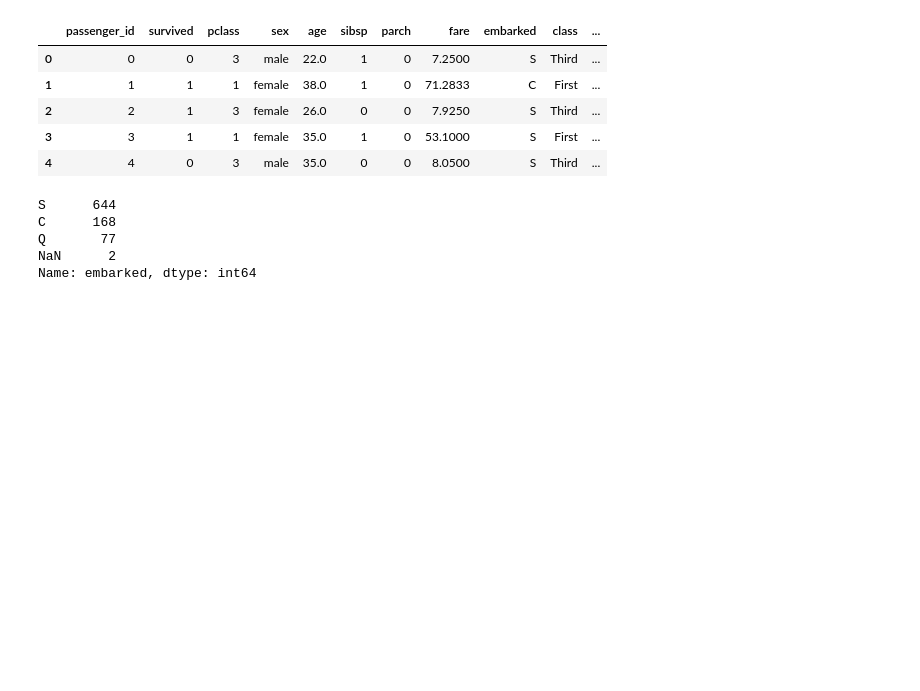
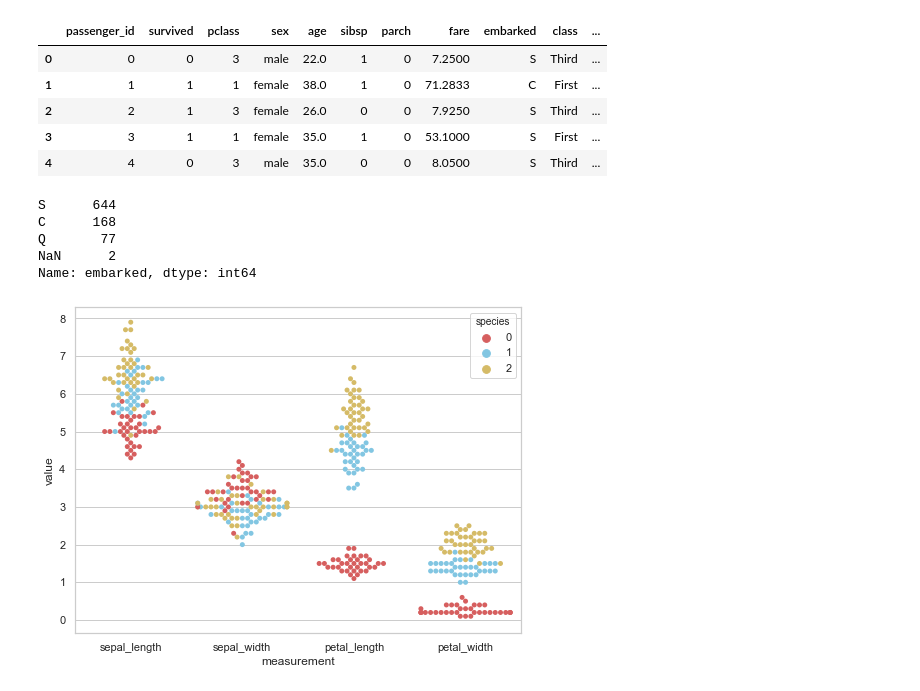
Before and after one commit to samlcallahan/ds-methodologies-exercises, a Jupyter notebook: classification/classification_exercises.ipynb, the cells around one changed output. Saved outputs shown, nothing was run; the diff lists cells and outputs as text; code cells hidden in the pictures; blank space fills up the shorter version.

```diff
--- a/classification/classification_exercises.ipynb
+++ b/classification/classification_exercises.ipynb
@@ -144,0 +148,2 @@ titanic[['fare', 'age']] = scaler.fit_transform(titanic[['fare', 'age']])
+# %%
+iris, iris_encoder = prepare.prep_iris(acquire.get_iris_data())
@@ -144,0 +152,20 @@ titanic[['fare', 'age']] = scaler.fit_transform(titanic[['fare', 'age']])
+# %%
+seed = 43
+iris_train, iris_test = train_test_split(iris, train_size=.7, random_state=seed)
+# %%
+import seaborn as sns
+import pandas as pd
+sns.set(style="whitegrid", palette="muted")
+# %%
+iris_melt = pd.melt(iris_train, 'species', var_name='measurement')
+# %%
+import matplotlib.pyplot as plt
+
+plt.figure(figsize=(8,6))
+
+p = sns.swarmplot(x="measurement", y="value", hue="species",
+              palette=["r", "c", "y"], data=iris_melt)
+
+plt.show()
+# %% [output]
+[figure, added]
```
Also changed, not shown: parts of 9 cells of this notebook, 1 other file.
